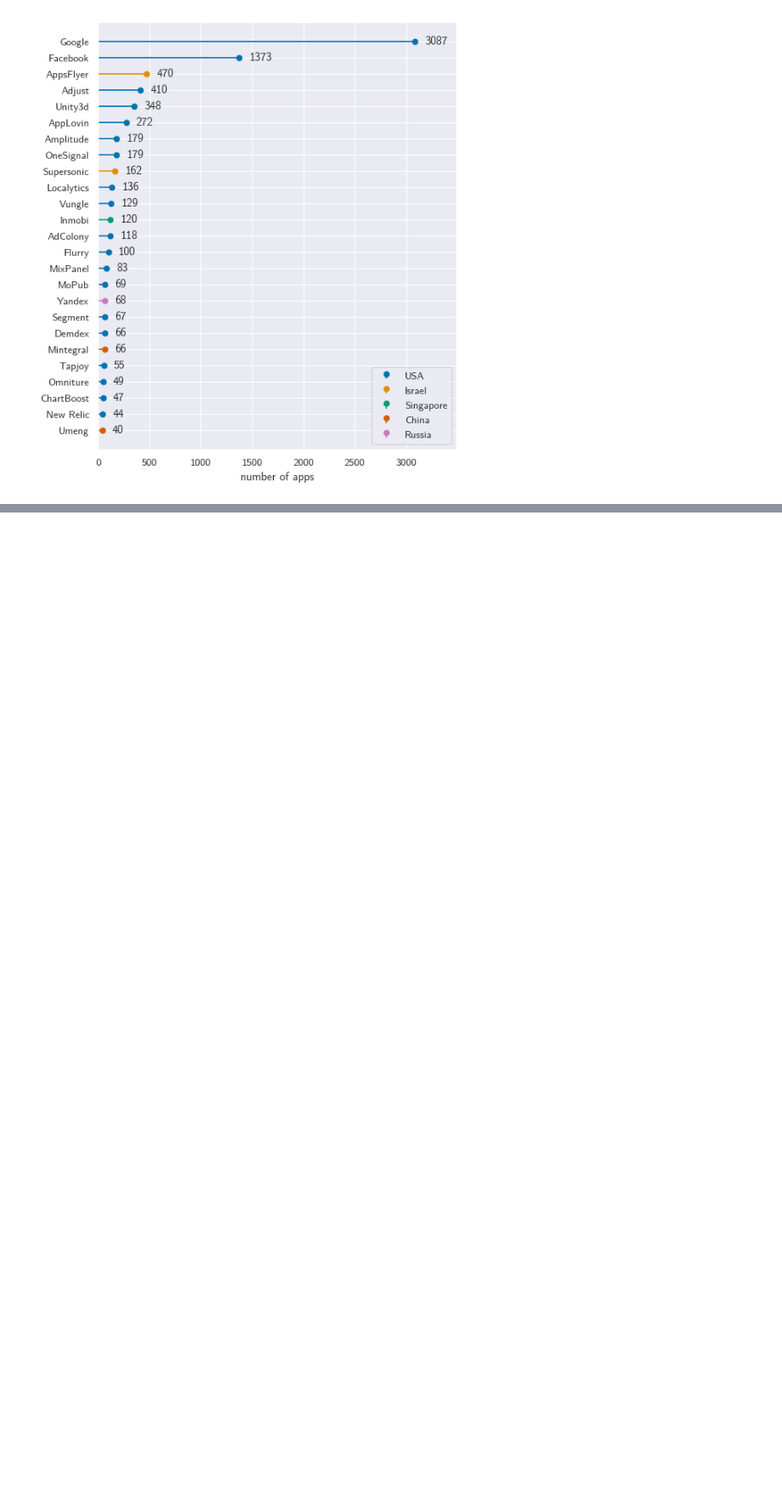
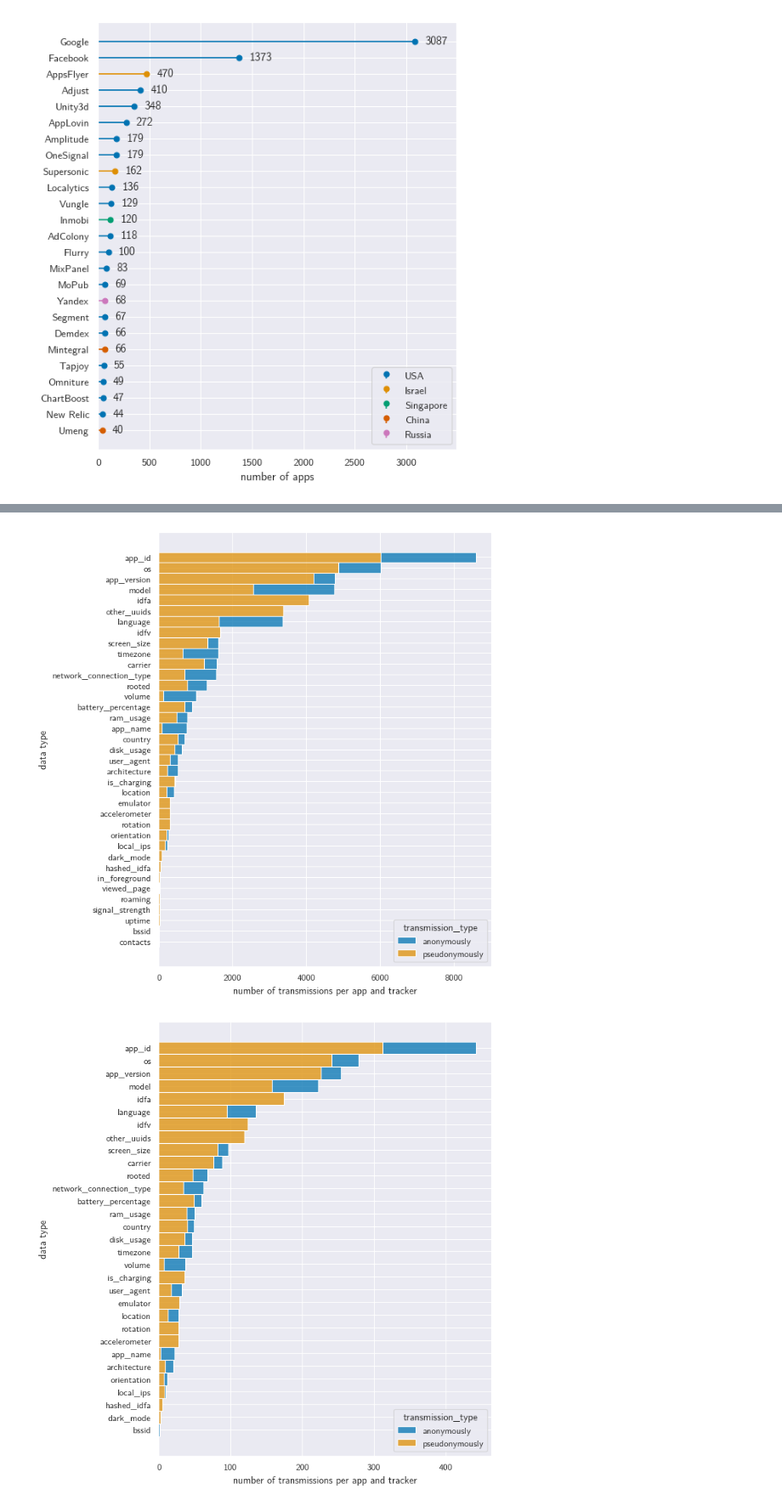
Before and after one commit to baltpeter/thesis-mobile-consent-dialogs, a Jupyter notebook: src/graphs.ipynb, the cells around one changed output, grey strips where cells are left out. Shown at 85% size. Saved outputs shown, nothing was run; the diff lists cells and outputs as text; code cells hidden in the pictures; blank space fills up the shorter version.

```diff
--- a/src/graphs.ipynb
+++ b/src/graphs.ipynb
@@ -192,0 +178,18 @@ for type in ['initial', 'accepted', 'rejected']:
+# %%
+for type in ['initial', 'accepted', 'rejected']:
+    csv = pd.read_csv(os.path.join(
+        data_dir, f'apps_trackers_data_types_{type}.csv'), on_bad_lines='error').sort_values(by=['data_type'])
+    csv['data_type'] = pd.Categorical(
+        csv['data_type'], categories=csv['data_type'].value_counts().keys(), ordered=True)
+
+    fig, ax = plt.subplots(figsize=[default_figsize_x, 1.75*default_figsize_y])
+    sns.histplot(y="data_type", hue="transmission_type", multiple="stack", hue_order=['anonymously', 'pseudonymously'], data=csv, ax=ax)
+    ax.set_ylabel('data type')
+    ax.set_xlabel('number of transmissions per app and tracker')
+    sns.move_legend(ax, "lower right")
+
+    fig.savefig(os.path.join(graphs_dir, f'data_type_transmissions_{type}.pdf'),
+                bbox_inches="tight", pad_inches=0)
+# %% [output]
+[figure, added]
+[figure, added]
```
Also changed, not shown: parts of 6 cells of this notebook, 21 other files.
